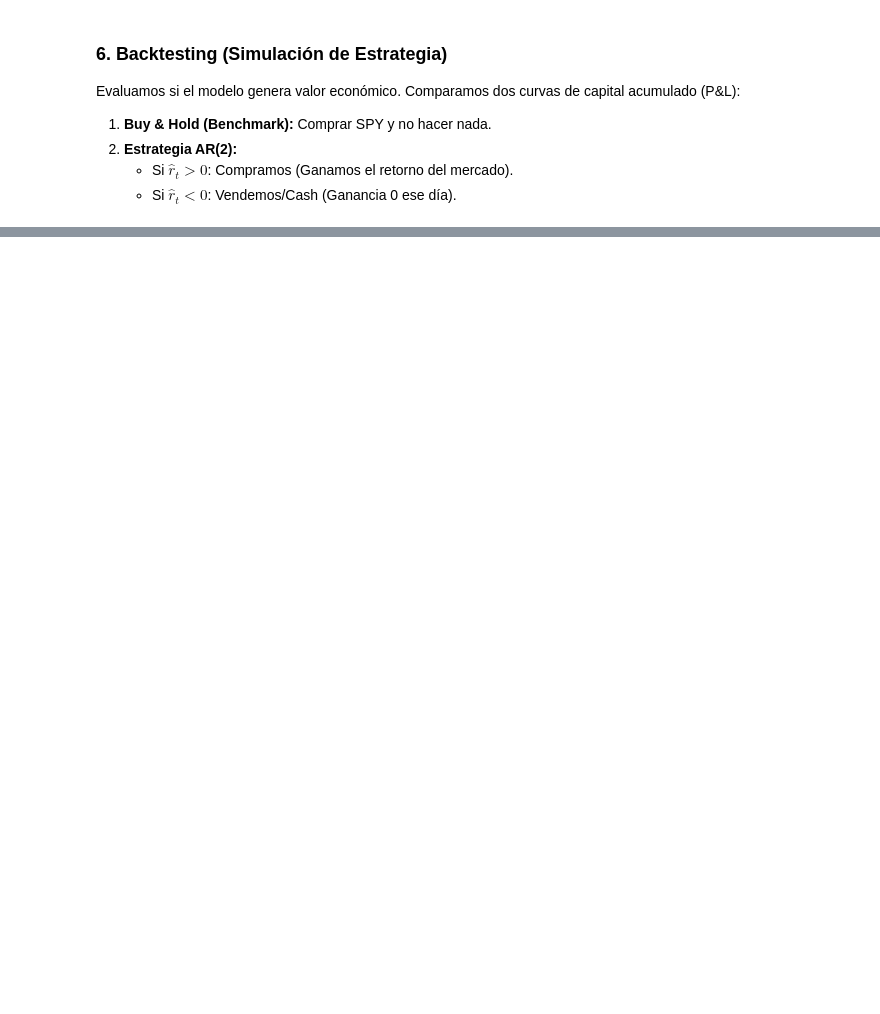
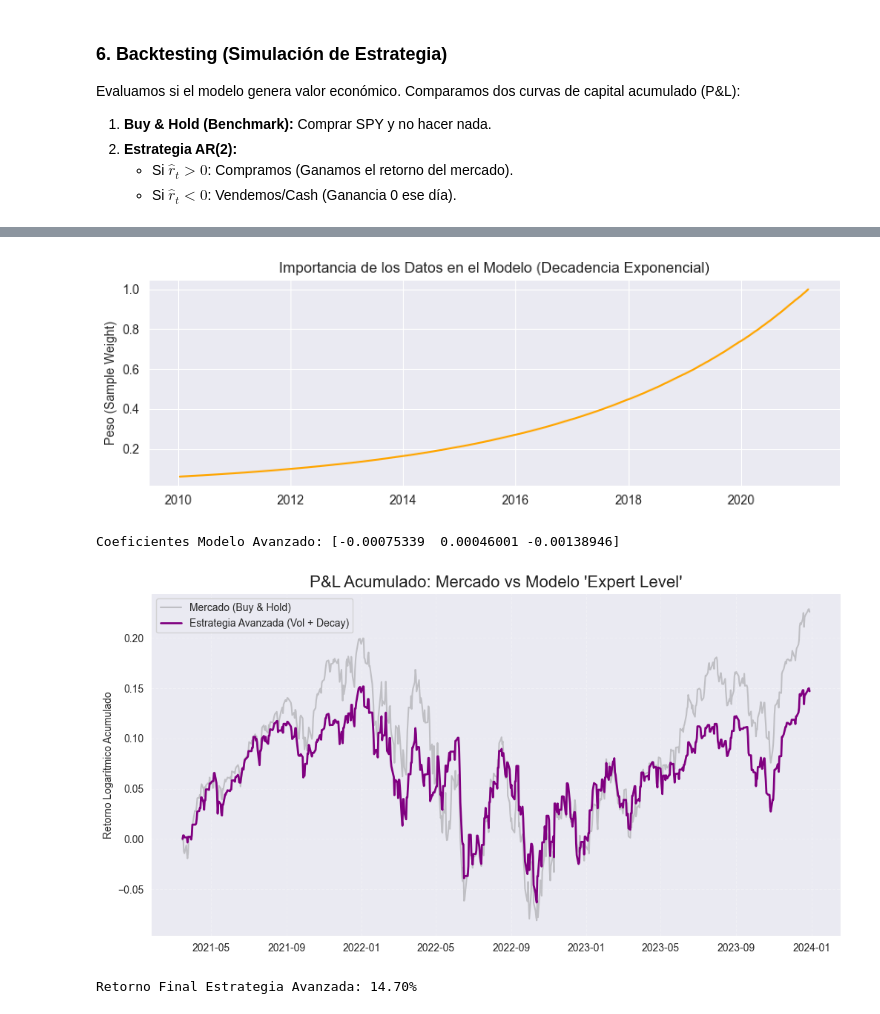
Before and after one commit to carlosgcz/doing-data-science, a Jupyter notebook: chapter-06/notebooks/Financial-Stamps.ipynb, the cells around one changed output, grey strips where cells are left out. Drawn from its saved outputs; the diff is of its cells as text; code cells hidden in the pictures; blank space fills up the shorter version.

Commit message:
Último bloque de código en Financial Stamps, logrando conclusiones de resultados contraintuitivos comparando modelos

```diff
--- a/chapter-06/notebooks/Financial-Stamps.ipynb
+++ b/chapter-06/notebooks/Financial-Stamps.ipynb
@@ -250,0 +266,74 @@ CONCLUSIÓN: ¡El modelo batió al mercado! (En teoría)
+# %%
+# --- 1. Preparación de Datos Avanzada (Normalización) ---
+# Idea: Dividimos los lags por la volatilidad reciente.
+# Un retorno del 1% es "poco" si la volatilidad es 5%, pero "mucho" si la volatilidad es 0.5%.
+df['lag_1_scaled'] = df['price_lag_1'] / df['vol_5']
+df['lag_2_scaled'] = df['price_lag_2'] / df['vol_5']
+
+# Limpiamos posibles infinitos o NaNs generados
+df.dropna(inplace=True)
+
+FEATURES_ADV = ['lag_1_scaled', 'lag_2_scaled', 'trend_5'] # Usamos las features escaladas + tendencia
+
+# Split Cronológico (Mismo ratio 80/20)
+train_size = int(len(df) * 0.8)
+train_data = df.iloc[:train_size].copy()
+test_data = df.iloc[train_size:].copy()
+
+X_train, y_train = train_data[FEATURES_ADV], train_data['log_ret_price']
+X_test, y_test = test_data[FEATURES_ADV], test_data['log_ret_price']
+
+# --- 2. Creación de Pesos Exponenciales (Time Decay) ---
+# Tasa de decaimiento: 0.999 significa que cada día pasado vale un 0.1% menos que el siguiente.
+decay_rate = 0.999
+
+# Generamos un array de "antigüedad" (0 para el último día de train, N para el primero)
+# np.arange crea [0, 1, 2...] y [::-1] lo invierte para que el último día sea 0 (peso máximo)
+days_ago = np.arange(len(X_train))[::-1]
+
+# Fórmula: peso = tasa ^ antiguedad
+sample_weights = decay_rate ** days_ago
+
+# Visualizamos los pesos para confirmar la decadencia
+plt.figure(figsize=(10, 3))
+plt.plot(train_data.index, sample_weights, color='orange')
+plt.title("Importancia de los Datos en el Modelo (Decadencia Exponencial)")
+plt.ylabel("Peso (Sample Weight)")
+plt.show()
+
+# --- 3. Entrenamiento con Pesos (Weighted Ridge) ---
+# Usamos Ridge para seguir controlando el ruido
+model_adv = Ridge(alpha=1.0)
+
+# CLAVE: Pasamos 'sample_weight' al método fit
+model_adv.fit(X_train, y_train, sample_weight=sample_weights)
+
+print(f"Coeficientes Modelo Avanzado: {model_adv.coef_}")
+
+# --- 4. Backtesting Avanzado ---
+test_data['pred_adv'] = model_adv.predict(X_test)
+
+# Estrategia: Si predicción > 0 COMPRAR, sino CASH (0)
+test_data['strat_adv_ret'] = np.where(test_data['pred_adv'] > 0, test_data['log_ret_price'], 0)
+
+# Acumulados
+test_data['cum_market'] = test_data['log_ret_price'].cumsum()
+test_data['cum_adv'] = test_data['strat_adv_ret'].cumsum()
+
+# --- 5. Visualización Final P&L ---
+plt.figure(figsize=(12, 6))
+plt.plot(test_data.index, test_data['cum_market'], label='Mercado (Buy & Hold)', color='gray', alpha=0.4)
+plt.plot(test_data.index, test_data['cum_adv'], label='Estrategia Avanzada (Vol + Decay)', color='purple', linewidth=2)
+
+plt.title("P&L Acumulado: Mercado vs Modelo 'Expert Level'", fontsize=16)
+plt.ylabel("Retorno Logarítmico Acumulado")
+plt.legend()
+plt.grid(True, linestyle='--', alpha=0.3)
+plt.show()
+
+print(f"Retorno Final Estrategia Avanzada: {test_data['cum_adv'].iloc[-1]:.2%}")
+# %% [output]
+[figure, added]
+Coeficientes Modelo Avanzado: [-0.00075339  0.00046001 -0.00138946]
+[figure, added]
+Retorno Final Estrategia Avanzada: 14.70%
```
Also changed, not shown: parts of 6 cells of this notebook, 1 other file.
